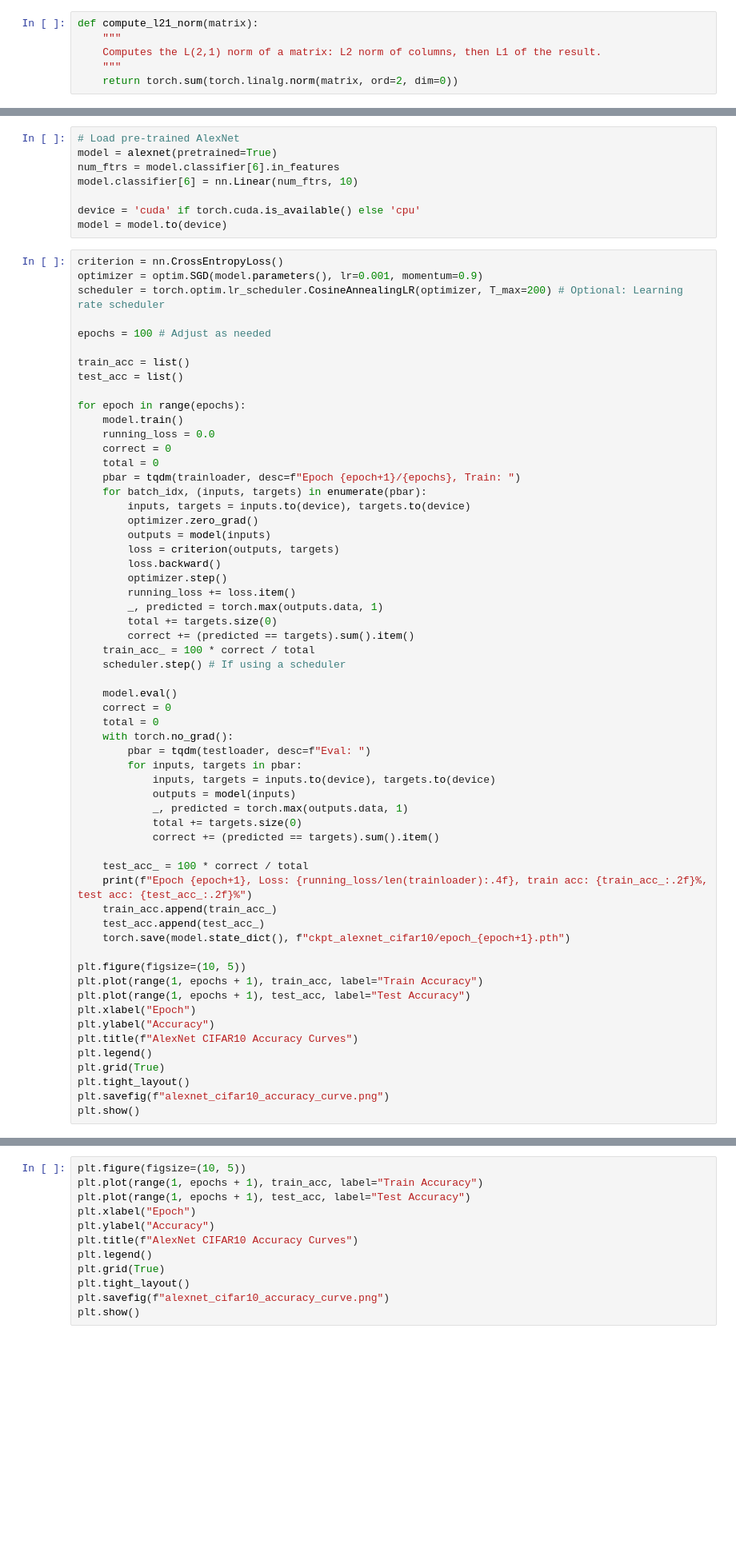
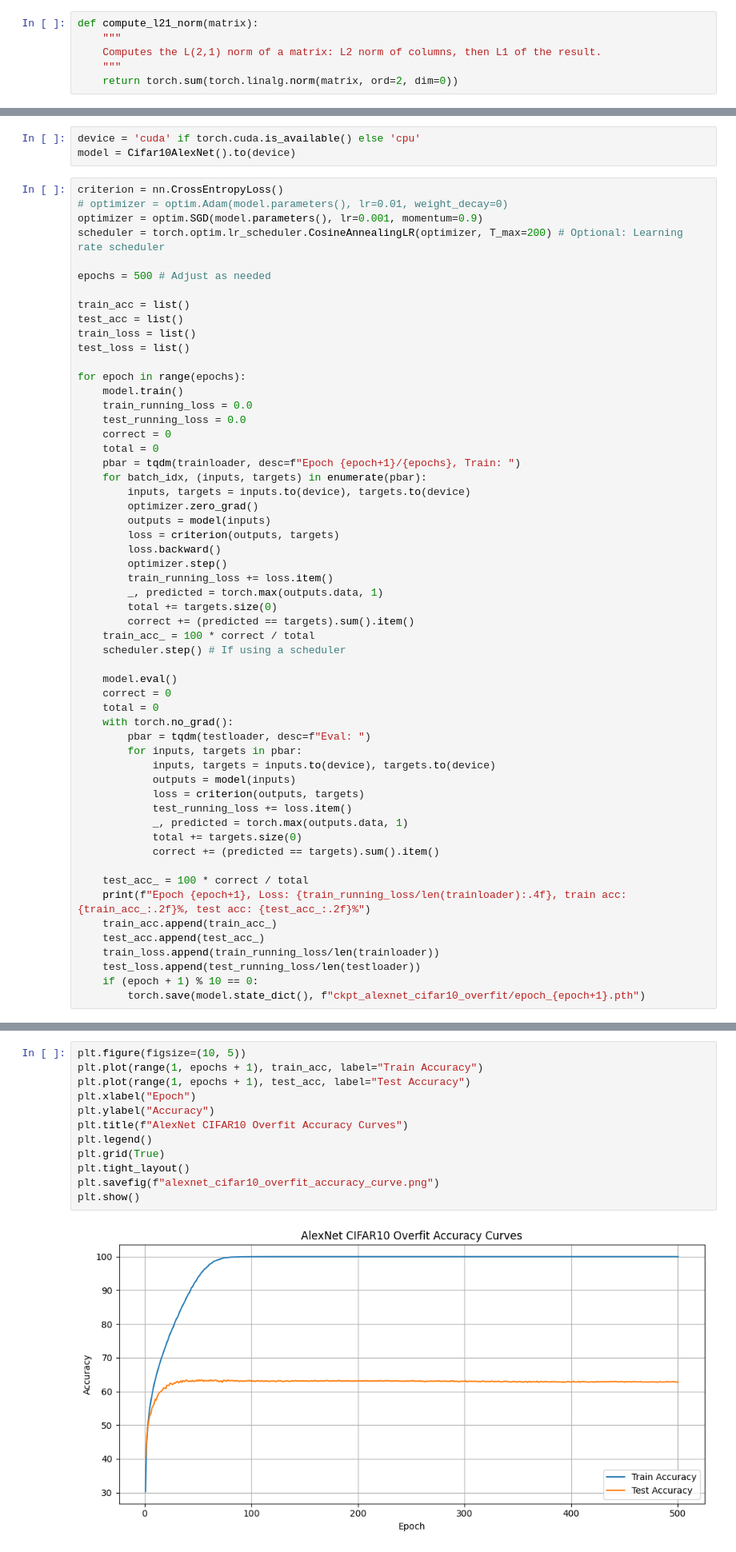
Before and after one commit to SamanwaySadhu/Privacy-Preserving-Overfitting-Detection, a Jupyter notebook: image_model_experiments/spectral_norm_alexnet_cifar10.ipynb, the cells around one changed output, grey strips where cells are left out. Shown at 80% size. Cells and saved outputs as stored; diff of their text form; blank space fills up the shorter version.

```diff
--- a/image_model_experiments/spectral_norm_alexnet_cifar10.ipynb
+++ b/image_model_experiments/spectral_norm_alexnet_cifar10.ipynb
@@ -283,24 +340,23 @@ testloader = torch.utils.data.DataLoader(testset, batch_size=128, shuffle=False,
 # %%
-# Load pre-trained AlexNet
-model = alexnet(pretrained=True)
-num_ftrs = model.classifier[6].in_features
-model.classifier[6] = nn.Linear(num_ftrs, 10)
-
 device = 'cuda' if torch.cuda.is_available() else 'cpu'
-model = model.to(device)
+model = Cifar10AlexNet().to(device)
 # %%
 criterion = nn.CrossEntropyLoss()
+# optimizer = optim.Adam(model.parameters(), lr=0.01, weight_decay=0)
 optimizer = optim.SGD(model.parameters(), lr=0.001, momentum=0.9)
 scheduler = torch.optim.lr_scheduler.CosineAnnealingLR(optimizer, T_max=200) # Optional: Learning rate scheduler
 
-epochs = 100 # Adjust as needed
+epochs = 500 # Adjust as needed
 
 train_acc = list()
 test_acc = list()
+train_loss = list()
+test_loss = list()
 
 for epoch in range(epochs):
     model.train()
-    running_loss = 0.0
+    train_running_loss = 0.0
+    test_running_loss = 0.0
     correct = 0
     total = 0
     pbar = tqdm(trainloader, desc=f"Epoch {epoch+1}/{epochs}, Train: ")
@@ -311,7 +367,7 @@ for epoch in range(epochs):
         loss = criterion(outputs, targets)
         loss.backward()
         optimizer.step()
-        running_loss += loss.item()
+        train_running_loss += loss.item()
         _, predicted = torch.max(outputs.data, 1)
         total += targets.size(0)
         correct += (predicted == targets).sum().item()
@@ -326,25 +382,18 @@ for epoch in range(epochs):
         for inputs, targets in pbar:
             inputs, targets = inputs.to(device), targets.to(device)
             outputs = model(inputs)
+            loss = criterion(outputs, targets)
+            test_running_loss += loss.item()
             _, predicted = torch.max(outputs.data, 1)
             total += targets.size(0)
             correct += (predicted == targets).sum().item()
 
     test_acc_ = 100 * correct / total
-    print(f"Epoch {epoch+1}, Loss: {running_loss/len(trainloader):.4f}, train acc: {train_acc_:.2f}%, test acc: {test_acc_:.2f}%")
+    print(f"Epoch {epoch+1}, Loss: {train_running_loss/len(trainloader):.4f}, train acc: {train_acc_:.2f}%, test acc: {test_acc_:.2f}%")
     train_acc.append(train_acc_)
     test_acc.append(test_acc_)
-    torch.save(model.state_dict(), f"ckpt_alexnet_cifar10/epoch_{epoch+1}.pth")
-
-plt.figure(figsize=(10, 5))
-plt.plot(range(1, epochs + 1), train_acc, label="Train Accuracy")
-plt.plot(range(1, epochs + 1), test_acc, label="Test Accuracy")
-plt.xlabel("Epoch")
-plt.ylabel("Accuracy")
-plt.title(f"AlexNet CIFAR10 Accuracy Curves")
-plt.legend()
-plt.grid(True)
-plt.tight_layout()
-plt.savefig(f"alexnet_cifar10_accuracy_curve.png")
-plt.show()
+    train_loss.append(train_running_loss/len(trainloader))
+    test_loss.append(test_running_loss/len(testloader))
+    if (epoch + 1) % 10 == 0:
+        torch.save(model.state_dict(), f"ckpt_alexnet_cifar10_overfit/epoch_{epoch+1}.pth")
 # %% [output]
@@ -364,12 +413,14 @@ Epoch 12, Loss: 0.2510, train acc: 91.09%, test acc: 89.95%
 # %%
 plt.figure(figsize=(10, 5))
 plt.plot(range(1, epochs + 1), train_acc, label="Train Accuracy")
 plt.plot(range(1, epochs + 1), test_acc, label="Test Accuracy")
 plt.xlabel("Epoch")
 plt.ylabel("Accuracy")
-plt.title(f"AlexNet CIFAR10 Accuracy Curves")
+plt.title(f"AlexNet CIFAR10 Overfit Accuracy Curves")
 plt.legend()
 plt.grid(True)
 plt.tight_layout()
-plt.savefig(f"alexnet_cifar10_accuracy_curve.png")
+plt.savefig(f"alexnet_cifar10_overfit_accuracy_curve.png")
 plt.show()
+# %% [output]
+[figure, added]
```
Also changed, not shown: parts of 16 cells of this notebook, 3 other files.
